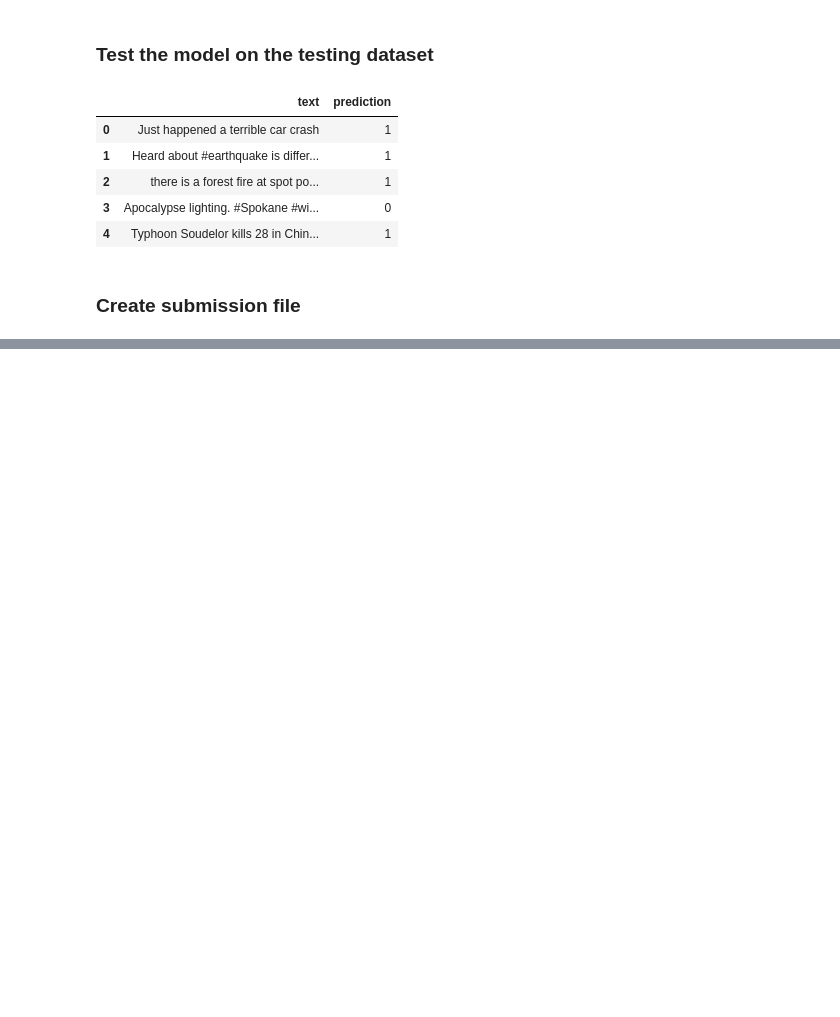
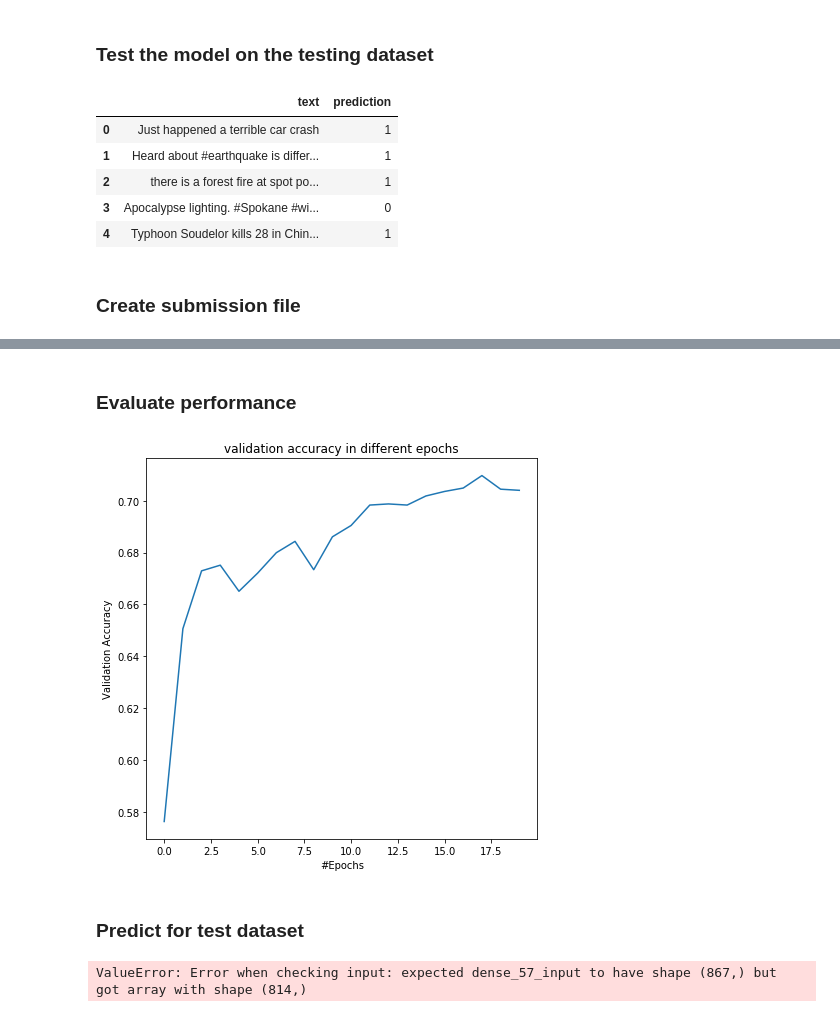
Before and after one commit to amuller9/Rolex_Project2, a Jupyter notebook: code/Samuel Main_Project2.ipynb, the cells around one changed output, grey strips where cells are left out. Cells and saved outputs as stored; diff of their text form; code cells hidden in the pictures; blank space fills up the shorter version.

```diff
--- a/code/Samuel Main_Project2.ipynb
+++ b/code/Samuel Main_Project2.ipynb
@@ -317,0 +351,26 @@ sub.to_csv('../data/submission.csv',index=False)
+# %%
+import tensorflow as tf
+from tensorflow import keras
+from tensorflow.keras import layers
+import numpy as np
+import matplotlib.pyplot as plt
+plt.rcParams['figure.figsize'] = (7,7) # Make the figures a bit bigger
+
+from keras.datasets import mnist
+from keras.models import Sequential
+from keras.layers.core import Dense, Dropout, Activation
+from keras.layers import Dense, Conv2D, MaxPooling2D, Dropout, Flatten
+from keras.utils import np_utils
+# %%
+model = Sequential()
+model.add(Dense(X_train.shape[0], input_shape=(X_train.shape[1],)))
+model.add(Activation('relu')) # An "activation" is just a non-linear function applied to the output
+                              # of the layer above. Here, with a "rectified linear unit",
+                              # we clamp all values below 0 to 0.
+
+model.add(Dropout(0.2))# Dropout helps protect the model from memorizing or "overfitting" the training data
+model.add(Dense(7613, input_shape=(X_train.shape[1],)))
+model.add(Dense(1, activation='sigmoid'))
+# %%
+optimizer = keras.optimizers.SGD(lr=0.01, decay=1e-6, momentum=0.9, nesterov=True)
+model.compile(loss='binary_crossentropy', optimizer=optimizer, metrics=['accuracy'])
@@ -317,0 +400,4 @@ sub.to_csv('../data/submission.csv',index=False)
+# %%
+model_hist = model.fit(X_train, y_train,
+                       batch_size=1000, epochs=20,
+                       verbose=1, validation_split=0.3)
@@ -317,0 +422,17 @@ sub.to_csv('../data/submission.csv',index=False)
+# %% [markdown]
+### Evaluate performance
+# %%
+plt.figure(figsize=(7,7))
+plt.plot(model_hist.history['val_accuracy'])
+plt.xlabel("#Epochs")
+plt.ylabel("Validation Accuracy")
+plt.title("validation accuracy in different epochs")
+plt.show()
+# %% [output]
+[figure, added]
+# %% [markdown]
+### Predict for test dataset
+# %%
+y_test = model.predict_classes(X_test[0])
+# %% [output]
+ValueError: Error when checking input: expected dense_57_input to have shape (867,) but got array with shape (814,)
```
Also changed, not shown: parts of 13 cells of this notebook, 1 other file.
